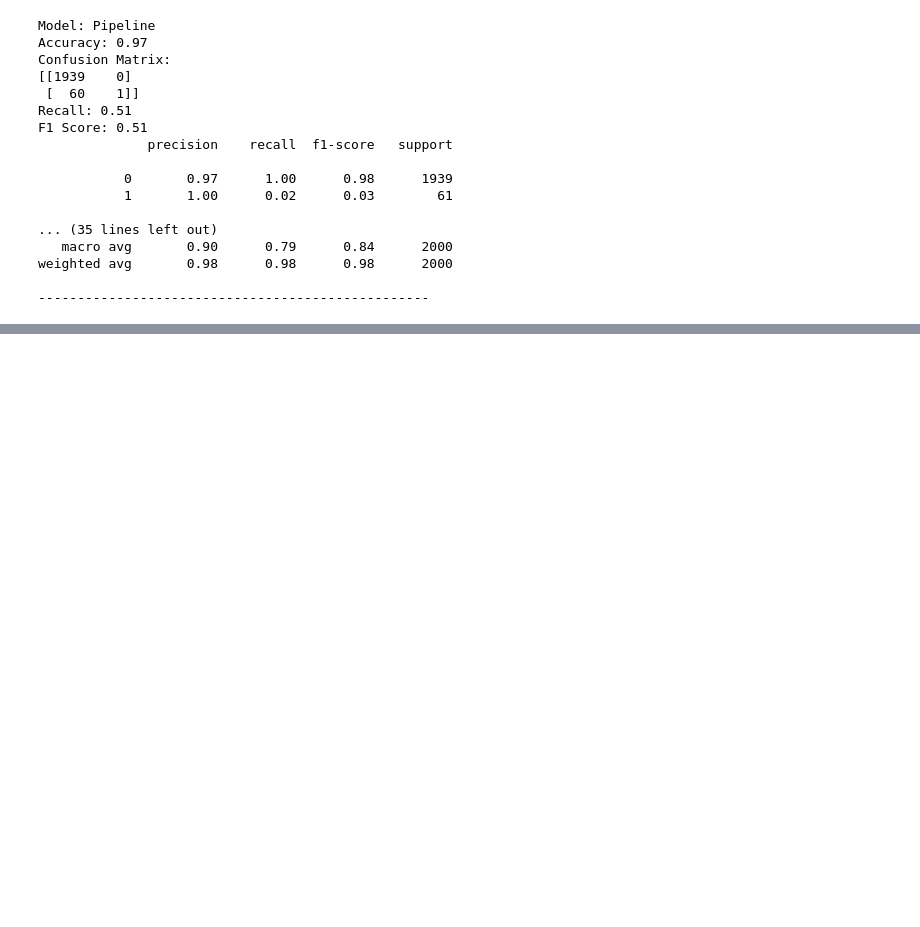
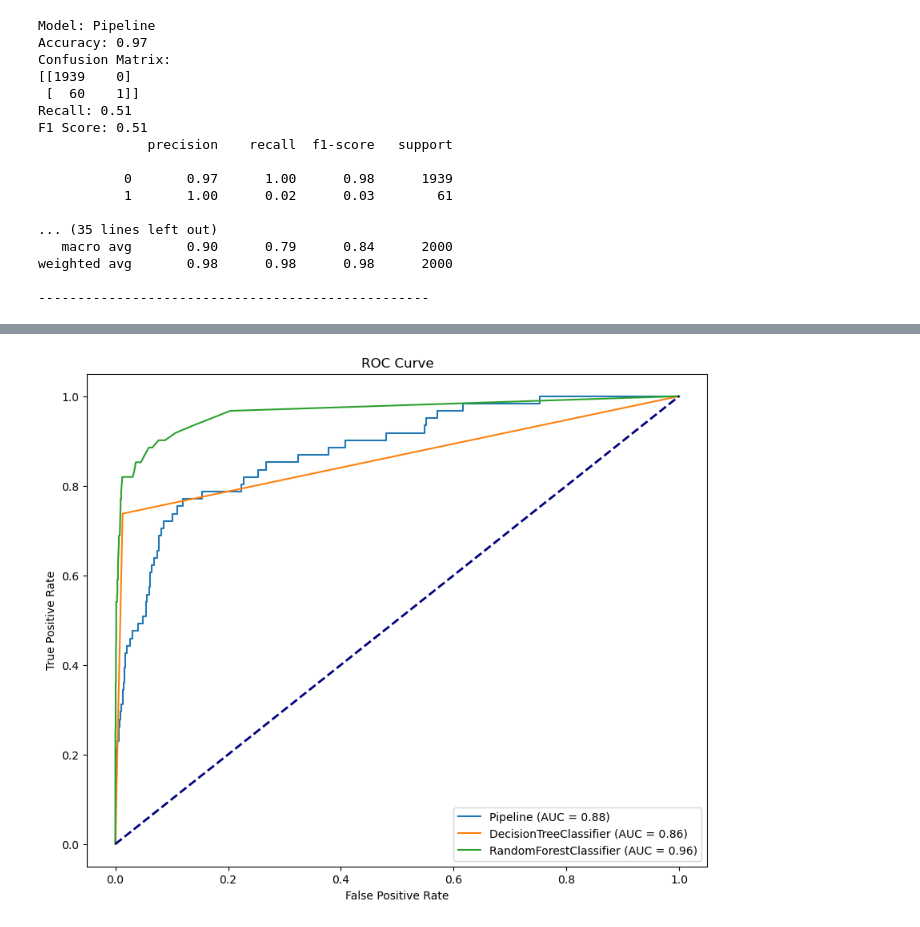
Before and after one commit to invinciblesk/predictive_maintenance_analytics, a Jupyter notebook: notebook/predictive_maintenance.ipynb, the cells around one changed output, grey strips where cells are left out. Saved outputs shown, nothing was run; the diff lists cells and outputs as text; code cells hidden in the pictures; blank space fills up the shorter version.

```diff
--- a/notebook/predictive_maintenance.ipynb
+++ b/notebook/predictive_maintenance.ipynb
@@ -685,0 +710,24 @@ weighted avg       0.98      0.98      0.98      2000
+# %%
+# Initialize the plot
+fig, ax = plt.subplots(figsize=(10, 8))
+
+# Iterate through models, fit, predict, and plot ROC curve
+for model in models:
+    model_name = model.__class__.__name__
+    model.fit(X_train, y_train)
+    y_score = model.predict_proba(X_test)
+    fpr, tpr, _ = roc_curve(y_test, y_score[:, 1])
+    roc_auc = auc(fpr, tpr)
+
+    # Plot ROC curve
+    ax.plot(fpr, tpr, label=f'{model_name} (AUC = {roc_auc:.2f})')
+
+# Plot ROC curve for random guessing
+ax.plot([0, 1], [0, 1], color='navy', lw=2, linestyle='--')
+ax.set_xlabel('False Positive Rate')
+ax.set_ylabel('True Positive Rate')
+ax.set_title('ROC Curve')
+ax.legend()
+plt.show()
+# %% [output]
+[figure, added]
```
Also changed, not shown: parts of 17 cells of this notebook.
